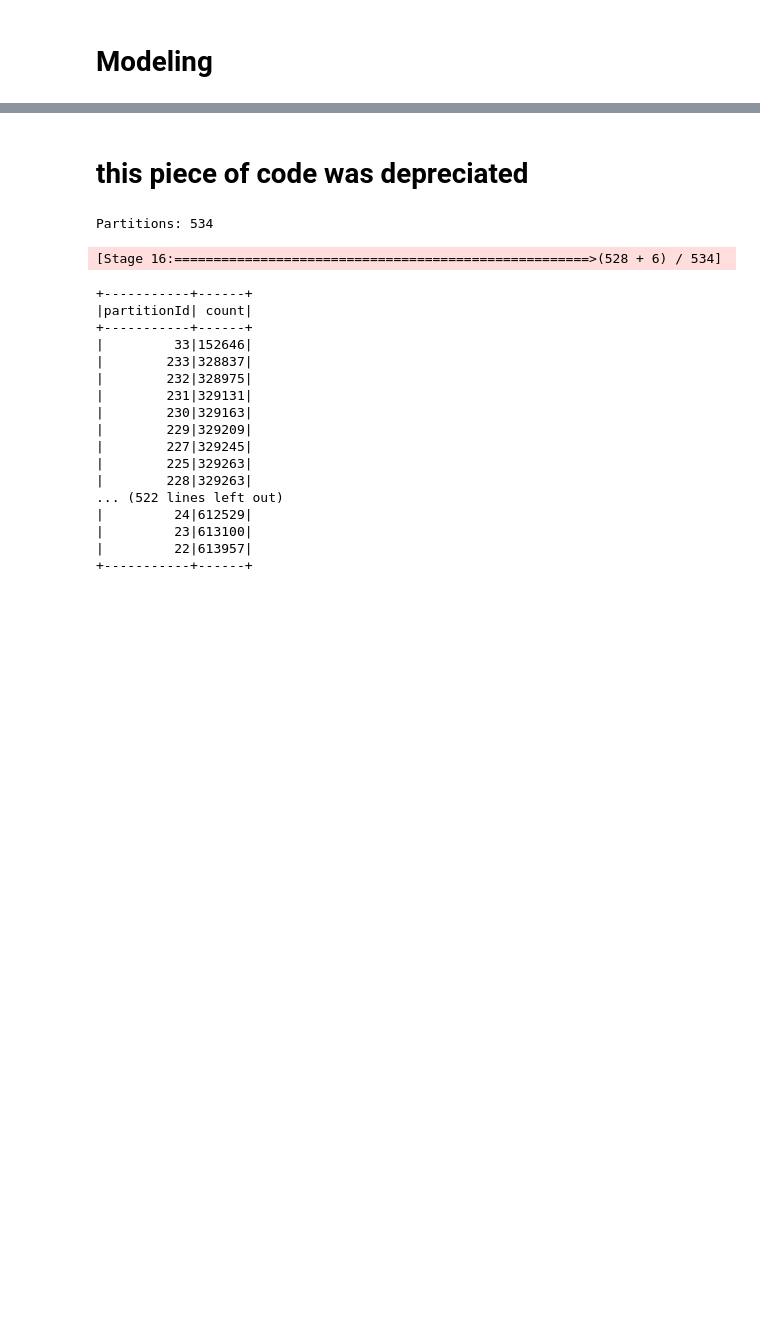
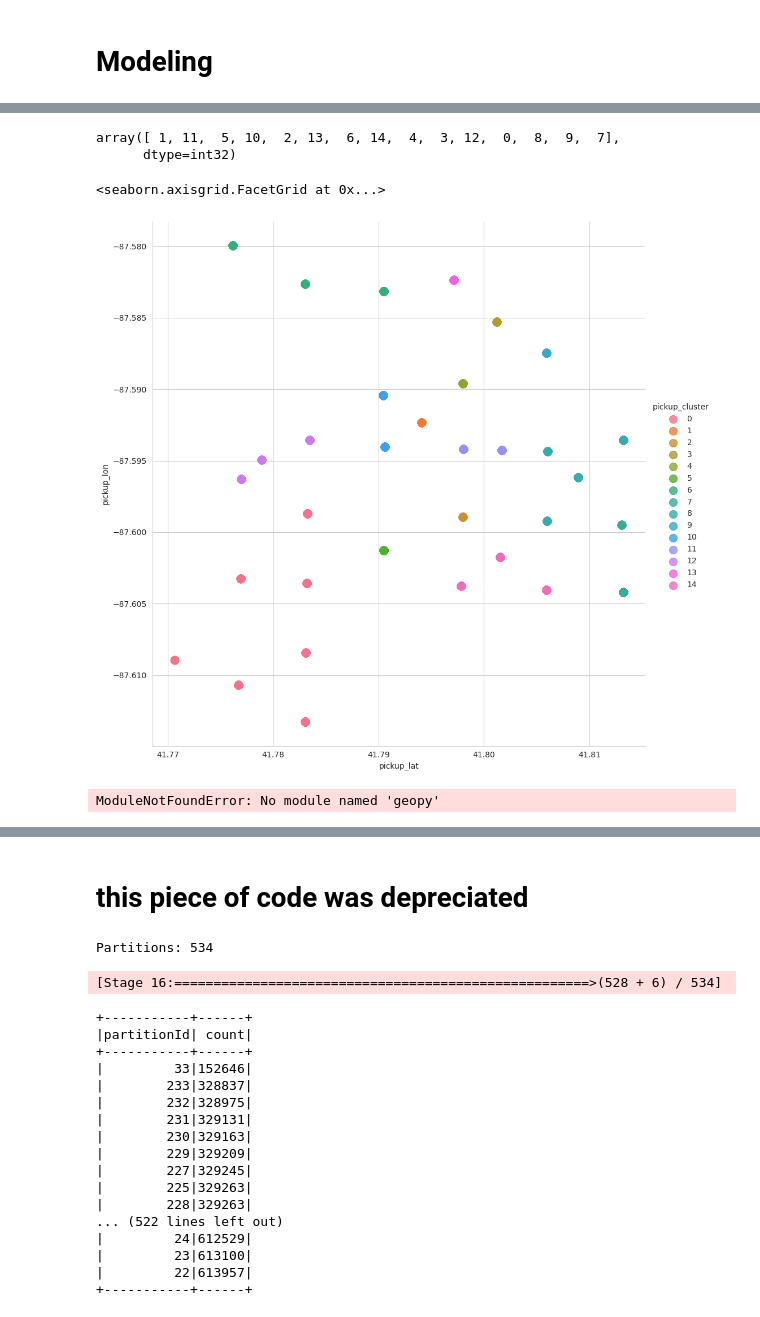
Before and after one commit to hvpachisia/uchicago-lyft-rideshare, a Jupyter notebook: dbscan.ipynb, the cells around one changed output, grey strips where cells are left out. Saved outputs shown, nothing was run; the diff lists cells and outputs as text; code cells hidden in the pictures; blank space fills up the shorter version.

```diff
--- a/dbscan.ipynb
+++ b/dbscan.ipynb
@@ -190,0 +240,23 @@ after = kmeans_dropoff.fit(after).transform(after)
+# %%
+# Fit the model for after data
+cvModel_p = crossval_p.fit(after)
+cvModel_d = crossval_d.fit(after)
+
+# Get the best model from the cross-validation
+bestPickupModel = cvModel_p.bestModel
+bestDropoffModel = cvModel_d.bestModel
+
+
+bestKMeansPickup = bestPickupModel.stages[1]
+bestKMeansDropoff = bestDropoffModel.stages[1]
+# %%
+# Applying the best model on the after data
+
+after = pickAssembler.transform(after)
+after = bestKMeansPickup.transform(after)
+
+
+after = dropAssembler.transform(after)
+after = bestKMeansDropoff.transform(after)
+
+after.printSchema()
@@ -232,0 +331,22 @@ only showing top 20 rows
+# %%
+after_pd = after.select('pickup_lon','pickup_lat', 'pickup_cluster').toPandas()
+after_pd['pickup_cluster'].unique()
+# %% [output]
+array([ 1, 11,  5, 10,  2, 13,  6, 14,  4,  3, 12,  0,  8,  9,  7],
+      dtype=int32)
+# %%
+sns.set_style("whitegrid")
+sns.lmplot(x="pickup_lat", y="pickup_lon",data = after_pd[after_pd['pickup_lat']!=0.0],fit_reg=False,hue='pickup_cluster',height=10,scatter_kws={"s":100})
+# %% [output]
+<seaborn.axisgrid.FacetGrid at 0x...>
+[figure, added]
+# %%
+from geopy.distance import great_circle
+from shapely.geometry import MultiPoint
+
+def get_centermost_point(cluster):
+    centroid = (MultiPoint(cluster).centroid.x, MultiPoint(cluster).centroid.y)
+    centermost_point = min(cluster, key=lambda point: great_circle(point, centroid).m)
+    return tuple(centermost_point)
+# %% [output]
+ModuleNotFoundError: No module named 'geopy'
```
Also changed, not shown: parts of 21 cells of this notebook.
